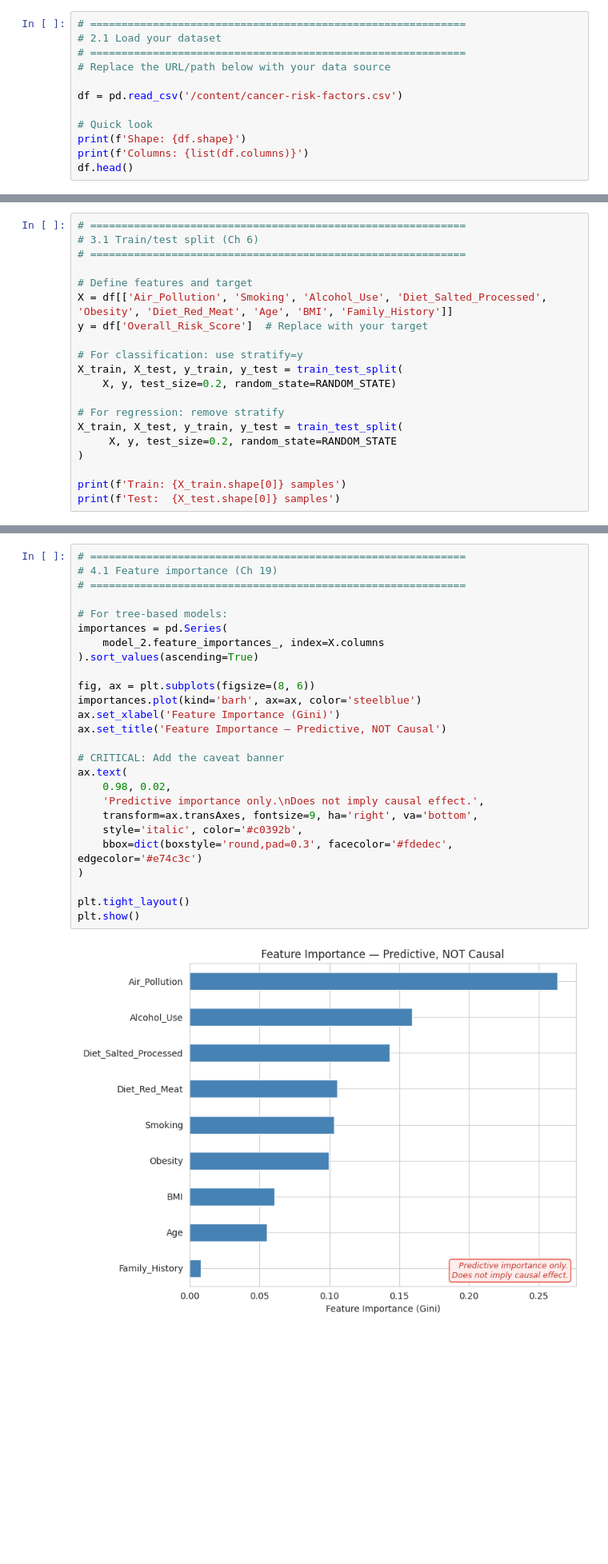
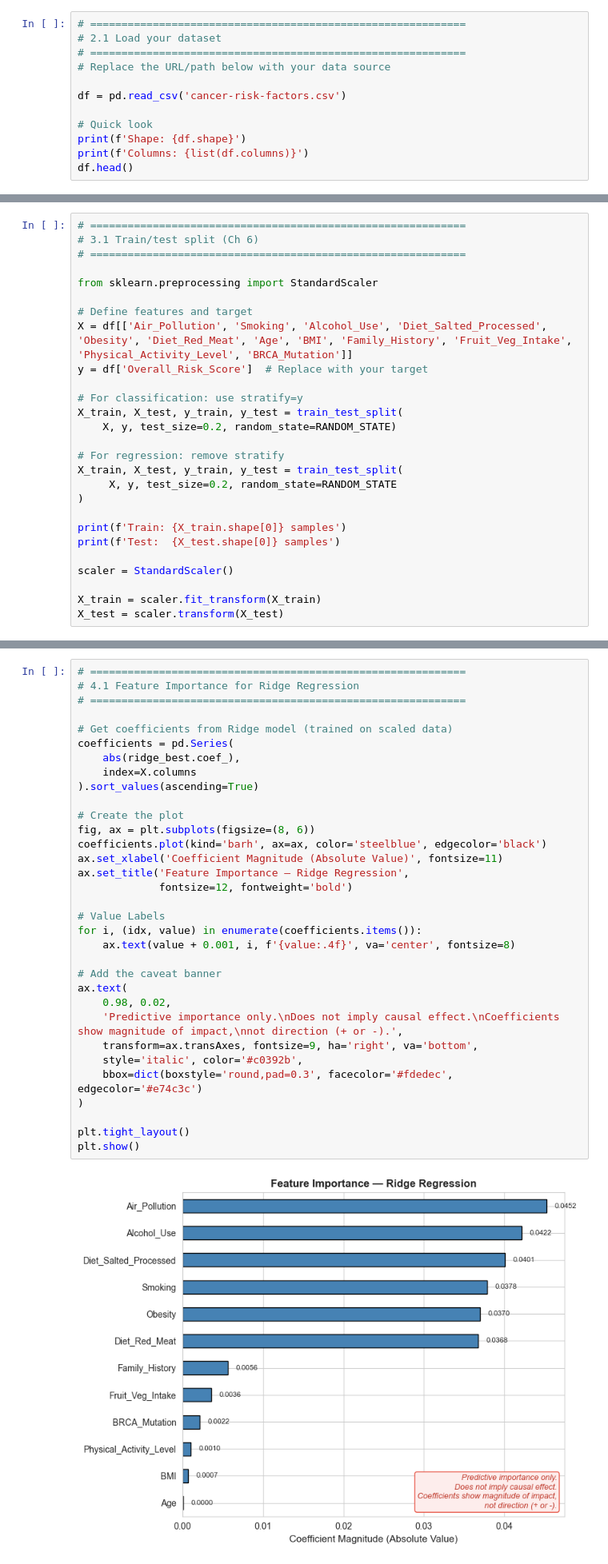
Before and after one commit to jiissung/ML_Prediction, a Jupyter notebook: Model_Analysis.ipynb, the cells around one changed output, grey strips where cells are left out. Shown at 80% size. Saved outputs shown, nothing was run; the diff lists cells and outputs as text; blank space fills up the shorter version.

```diff
--- a/Model_Analysis.ipynb
+++ b/Model_Analysis.ipynb
@@ -70,7 +70,7 @@ Fill in each blank below. This becomes the opening paragraph of your report.
 # ============================================================
 # Replace the URL/path below with your data source
 
-df = pd.read_csv('/content/cancer-risk-factors.csv')
+df = pd.read_csv('cancer-risk-factors.csv')
 
 # Quick look
 print(f'Shape: {df.shape}')
@@ -268,8 +268,10 @@ My dataset has **N = 2000** observations and **M = 18** features.
 # 3.1 Train/test split (Ch 6)
 # ============================================================
 
+from sklearn.preprocessing import StandardScaler
+
 # Define features and target
-X = df[['Air_Pollution', 'Smoking', 'Alcohol_Use', 'Diet_Salted_Processed', 'Obesity', 'Diet_Red_Meat', 'Age', 'BMI', 'Family_History']]
+X = df[['Air_Pollution', 'Smoking', 'Alcohol_Use', 'Diet_Salted_Processed', 'Obesity', 'Diet_Red_Meat', 'Age', 'BMI', 'Family_History', 'Fruit_Veg_Intake', 'Physical_Activity_Level', 'BRCA_Mutation']]
 y = df['Overall_Risk_Score']  # Replace with your target
 
 # For classification: use stratify=y
@@ -283,6 +285,11 @@ X_train, X_test, y_train, y_test = train_test_split(
 
 print(f'Train: {X_train.shape[0]} samples')
 print(f'Test:  {X_test.shape[0]} samples')
+
+scaler = StandardScaler()
+
+X_train = scaler.fit_transform(X_train)
+X_test = scaler.transform(X_test)
 # %% [output]
 Train: 1574 samples
 Test:  394 samples
@@ -375,32 +511,39 @@ Model 2 CV r2: 0.6639 +/- 0.0209
 ### 4.1 Feature Importance
 # %%
 # ============================================================
-# 4.1 Feature importance (Ch 19)
+# 4.1 Feature Importance for Ridge Regression
 # ============================================================
 
-# For tree-based models:
-importances = pd.Series(
-    model_2.feature_importances_, index=X.columns
+# Get coefficients from Ridge model (trained on scaled data)
+coefficients = pd.Series(
+    abs(ridge_best.coef_),
+    index=X.columns
 ).sort_values(ascending=True)
 
+# Create the plot
 fig, ax = plt.subplots(figsize=(8, 6))
-importances.plot(kind='barh', ax=ax, color='steelblue')
-ax.set_xlabel('Feature Importance (Gini)')
-ax.set_title('Feature Importance — Predictive, NOT Causal')
+coefficients.plot(kind='barh', ax=ax, color='steelblue', edgecolor='black')
+ax.set_xlabel('Coefficient Magnitude (Absolute Value)', fontsize=11)
+ax.set_title('Feature Importance — Ridge Regression',
+             fontsize=12, fontweight='bold')
 
-# CRITICAL: Add the caveat banner
+# Value Labels
+for i, (idx, value) in enumerate(coefficients.items()):
+    ax.text(value + 0.001, i, f'{value:.4f}', va='center', fontsize=8)
+
+# Add the caveat banner
 ax.text(
     0.98, 0.02,
-    'Predictive importance only.\nDoes not imply causal effect.',
+    'Predictive importance only.\nDoes not imply causal effect.\nCoefficients show magnitude of impact,\nnot direction (+ or -).',
     transform=ax.transAxes, fontsize=9, ha='right', va='bottom',
     style='italic', color='#c0392b',
     bbox=dict(boxstyle='round,pad=0.3', facecolor='#fdedec', edgecolor='#e74c3c')
 )
 
 plt.tight_layout()
 plt.show()
 # %% [output]
-[figure, old version]
+[figure, new version]
 # %% [markdown]
 ### 4.2 Key Visualization for Your Report
 # %%
```
Also changed, not shown: parts of 21 cells of this notebook, 3 other files.
